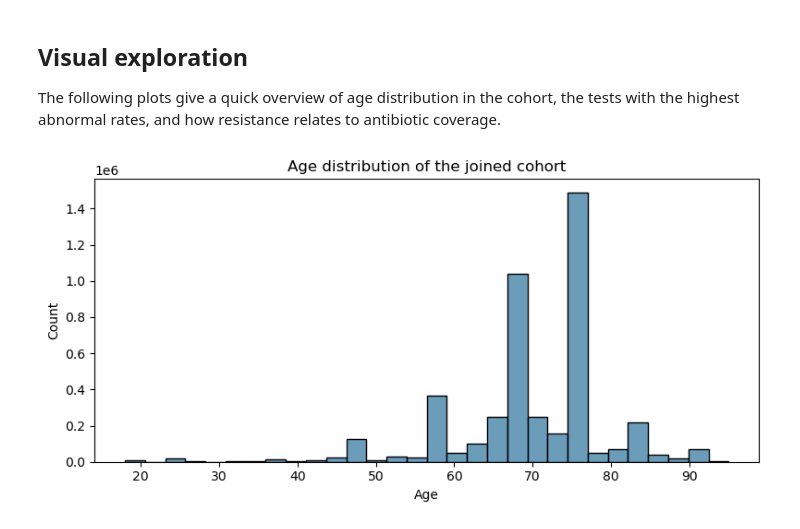
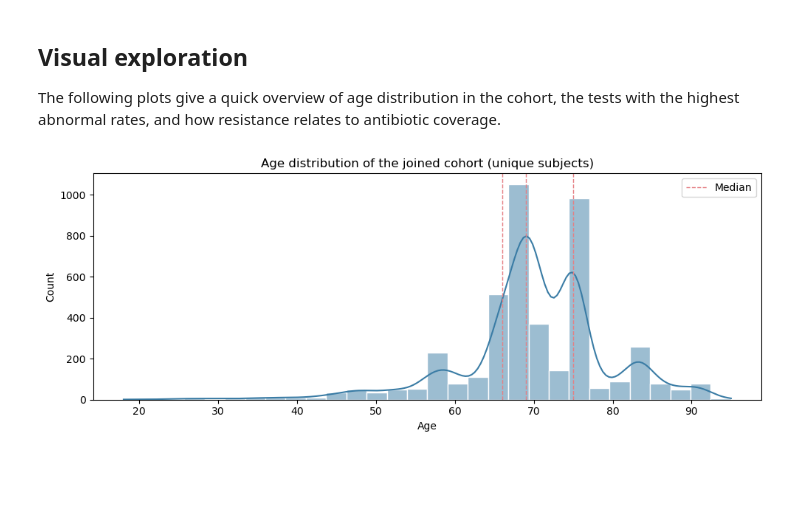
Before and after one commit to TommyTokk/DA4DH, a Jupyter notebook: notebooks/DataPreparation/join.ipynb, the cells around one changed output. Drawn from its saved outputs; the diff is of its cells as text; code cells hidden in the pictures; blank space fills up the shorter version.

Commit message:
feat: Add plots after join

```diff
--- a/notebooks/DataPreparation/join.ipynb
+++ b/notebooks/DataPreparation/join.ipynb
@@ -228,11 +227,29 @@ treatment_profile
 ## Visual exploration
 The following plots give a quick overview of age distribution in the cohort, the tests with the highest abnormal rates, and how resistance relates to antibiotic coverage.
 # %%
-plt.figure(figsize=(8, 4))
-sns.histplot(joined_df['age'].dropna(), bins=30, color='#3A7CA5')
-plt.title('Age distribution of the joined cohort')
+# Age distribution with KDE overlay and highlighted quartiles (unique subjects)
+unique_subject_age = (
+    joined_df[['subject_id', 'age']]
+    .dropna(subset=['age'])
+    .drop_duplicates(subset='subject_id')
+)
+
+plt.figure(figsize=(10, 4))
+sns.histplot(
+    data=unique_subject_age,
+    x='age',
+    bins=30,
+    kde=True,
+    color='#3A7CA5',
+    edgecolor='white'
+)
+q1, q2, q3 = unique_subject_age['age'].quantile([0.25, 0.5, 0.75])
+for q, label in zip([q1, q2, q3], ['Q1', 'Median', 'Q3']):
+    plt.axvline(q, color='#E57F84', linestyle='--', linewidth=1, label=label if label == 'Median' else None)
+plt.title('Age distribution of the joined cohort (unique subjects)')
 plt.xlabel('Age')
 plt.ylabel('Count')
+plt.legend(loc='upper right')
 plt.tight_layout()
 # %% [output]
-[figure, old version]
+[figure, new version]
```
Also changed, not shown: parts of 7 cells of this notebook, 3 other files.
